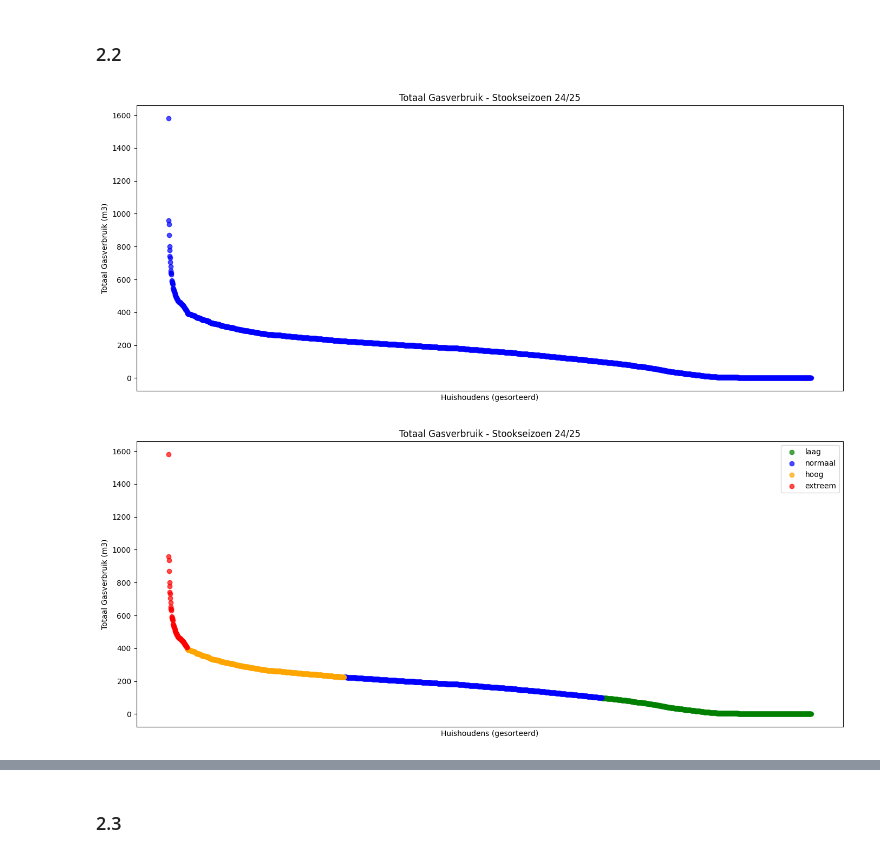
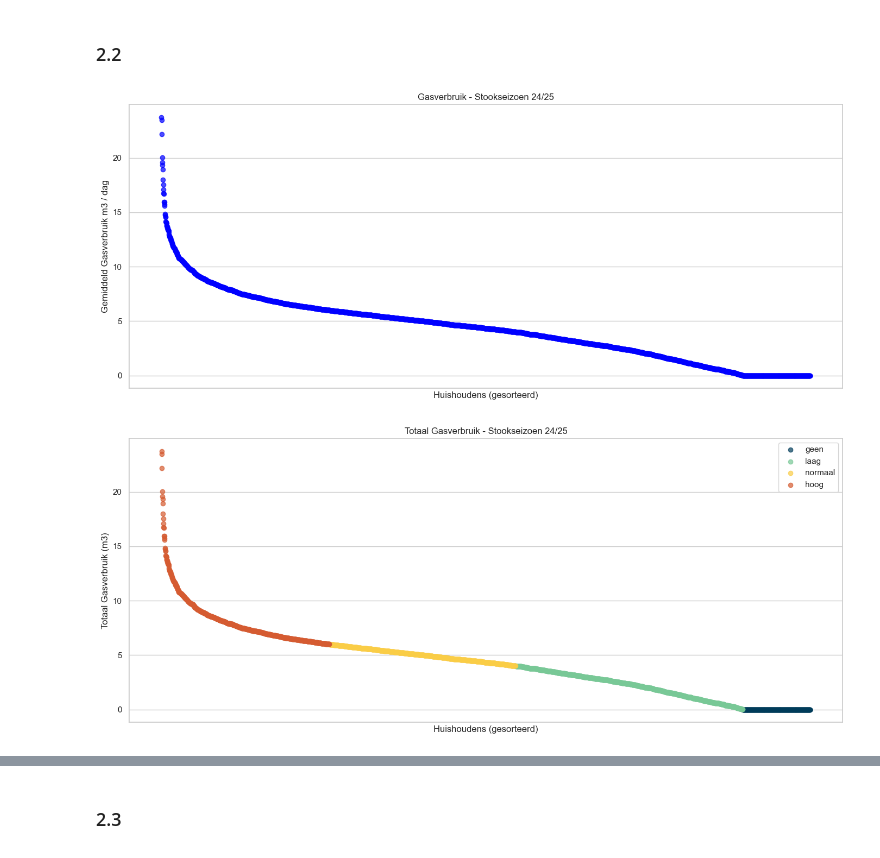
Before and after one commit to Gijsbertbas/swa, a Jupyter notebook: notebooks/midden_drenthe.ipynb, the cells around one changed output, grey strips where cells are left out. Cells and saved outputs as stored; diff of their text form; code cells hidden in the pictures.

```diff
--- a/notebooks/midden_drenthe.ipynb
+++ b/notebooks/midden_drenthe.ipynb
@@ -79,3 +125,4 @@ gas_df = wr.athena.read_sql_query(
     workgroup="primary",
     boto3_session=session,
 )
+gas_df.drop_duplicates(inplace=True)
@@ -180,17 +287,9 @@ plt.show()
 # %%
-# parse dates and filter
-cutoff = pd.to_datetime('2024-12-01')
-df_after = df[df['date'] >= cutoff]
-
-# total usage per household (descending)
-totals = df_after.groupby('household_id')['usage'].sum().sort_values(ascending=False)/4
-
-# plot (use .head(30) to show top 30 if there are many households)
 fig, ax = plt.subplots(figsize=(14,6))
-ax.scatter(range(len(totals)), totals.values, color='blue', alpha=0.7)
+ax.scatter(range(len(totals)), totals['average_usage'], color='blue', alpha=0.7)
 ax.set_xlabel('Huishoudens (gesorteerd)')
-ax.set_ylabel('Totaal Gasverbruik (m3)')
-ax.set_title('Totaal Gasverbruik - Stookseizoen 24/25')
+ax.set_ylabel('Gemiddeld Gasverbruik m3 / dag')
+ax.set_title('Gasverbruik - Stookseizoen 24/25')
 ax.set_xticks([])  # remove x-tick labels
 plt.tight_layout()
 
@@ -198,38 +297,28 @@ _ = plt.savefig('../data/middendrenthe/2.2-gemiddeld_maandelijks_gasverbruik_hui
 
 plt.show()
 # %% [output]
-[figure, old version]
+[figure, new version]
-# %%
-# Clustering
-
-labels = ['laag','normaal','hoog','extreem']
-totals_df = totals.reset_index().rename(columns={'usage':'total_usage'})
-
-X = totals_df[['total_usage']].values
-kmeans = KMeans(n_clusters=4, random_state=0).fit(X)
-centroids = kmeans.cluster_centers_.flatten()
-# map clusters to ordered labels by centroid magnitude
-order = sorted(range(4), key=lambda i: centroids[i])
-mapping = {order[i]: labels[i] for i in range(4)}
-totals_df['category_kmeans'] = [mapping[c] for c in kmeans.labels_]
+# %%
+BINS = [-float('inf'), 0, 4, 6, float('inf')]
 # %%
+totals['category_manual'] = pd.cut(totals['average_usage'], bins=BINS, labels=labels, right=True)
+
 # plot as scatter with colors by category
 fig, ax = plt.subplots(figsize=(14,6))
-colors = {'laag': 'green', 'normaal': 'blue', 'hoog': 'orange', 'extreem': 'red'}
 for category in labels:
-    mask = totals_df['category_kmeans'] == category
-    ax.scatter(np.arange(len(totals_df))[mask], totals_df['total_usage'][mask],
-               color=colors[category], alpha=0.7, label=category)
+    mask = totals['category_manual'] == category
+    ax.scatter(np.arange(len(totals))[mask], totals['average_usage'][mask],
+               color=COLORS[category], alpha=0.7, label=category)
 
 ax.set_xlabel('Huishoudens (gesorteerd)')
 ax.set_ylabel('Totaal Gasverbruik (m3)')
 ax.set_title('Totaal Gasverbruik - Stookseizoen 24/25')
 ax.set_xticks([])  # remove x-tick labels
 ax.legend()
 plt.tight_layout()
 
-_ = plt.savefig('../data/middendrenthe/2.2-gemiddeld_maandelijks_gasverbruik_huishoudens_clusters.png', dpi=300, bbox_inches='tight', facecolor='white')
+_ = plt.savefig('../data/middendrenthe/2.2-gemiddeld_dagelijks_gasverbruik_curve_0-3-7.png', dpi=300, bbox_inches='tight', facecolor='white')
 
 plt.show()
 # %% [output]
-[figure, old version]
+[figure, new version]
```
Also changed, not shown: parts of 148 cells of this notebook, 16 other files.
